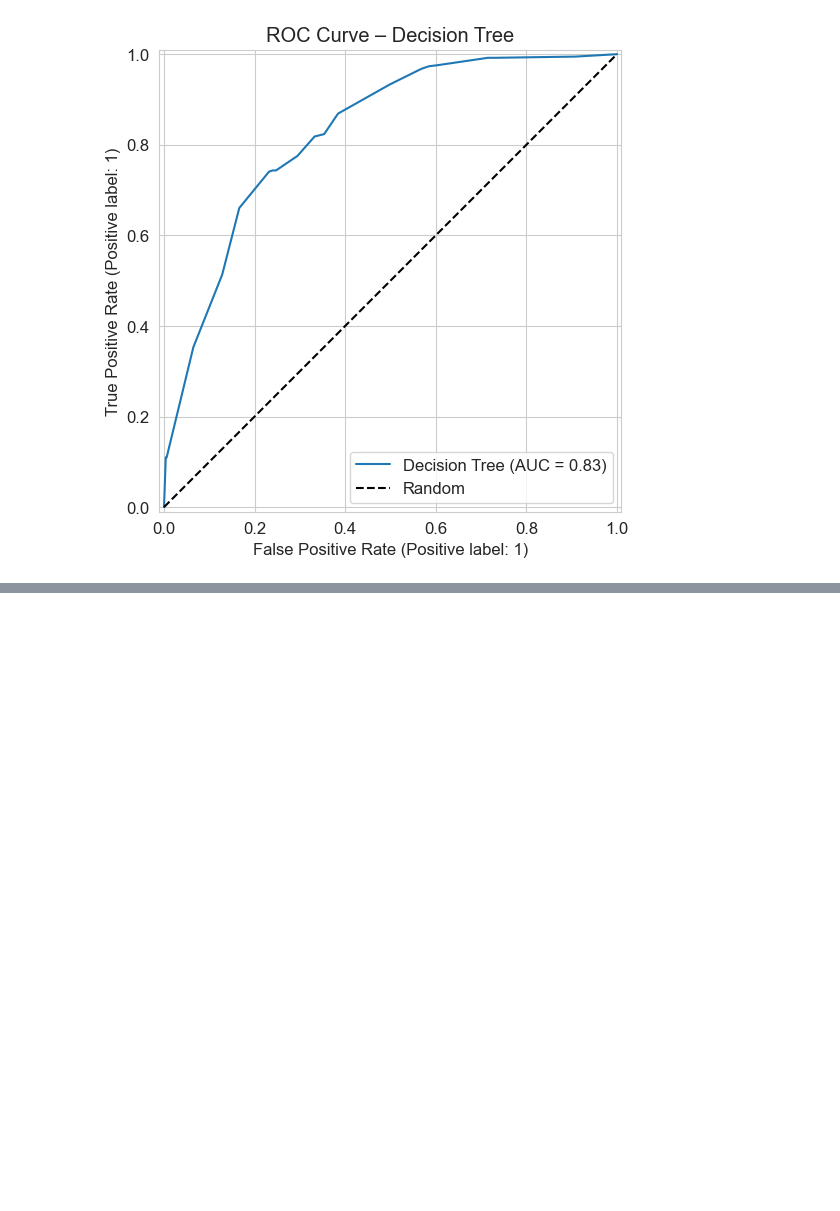
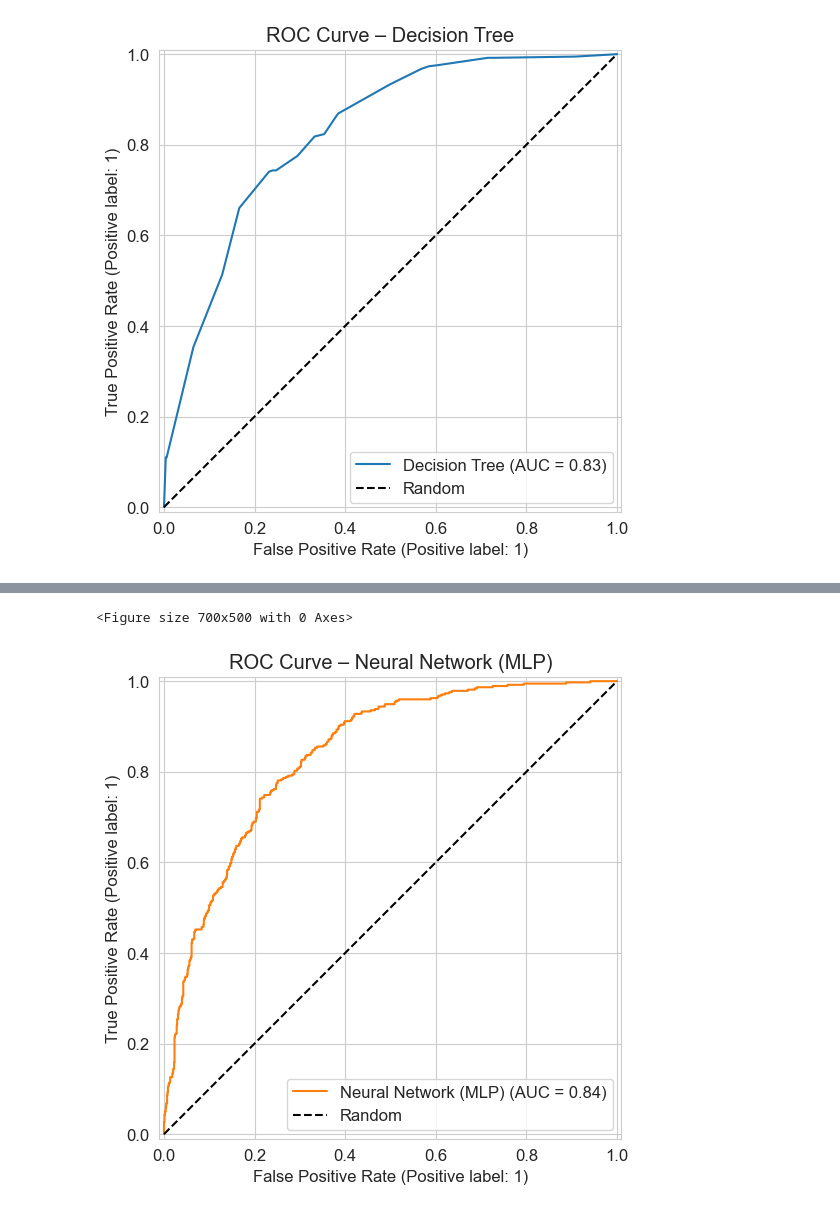
Before and after one commit to Pudamya/CM2604_ML_CW_2425595, a Jupyter notebook: Neural_Network_&_Decision_Tree.ipynb, the cells around one changed output, grey strips where cells are left out. Drawn from its saved outputs; the diff is of its cells as text; code cells hidden in the pictures; blank space fills up the shorter version.

```diff
--- a/Neural_Network_&_Decision_Tree.ipynb
+++ b/Neural_Network_&_Decision_Tree.ipynb
@@ -250,0 +317,18 @@ plt.show()
+# %%
+# ----- Neural Network (MLP): ROC curve -----
+y_proba_mlp = best_mlp.predict_proba(X_test)[:, 1]
+
+plt.figure(figsize=(7, 5))
+RocCurveDisplay.from_predictions(
+    y_test,
+    y_proba_mlp,
+    name="Neural Network (MLP)",
+    color="tab:orange"
+)
+plt.plot([0, 1], [0, 1], "k--", label="Random")
+plt.title("ROC Curve – Neural Network (MLP)")
+plt.legend()
+plt.show()
+# %% [output]
+<Figure size 700x500 with 0 Axes>
+[figure, added]
```
Also changed, not shown: parts of 3 cells of this notebook.
